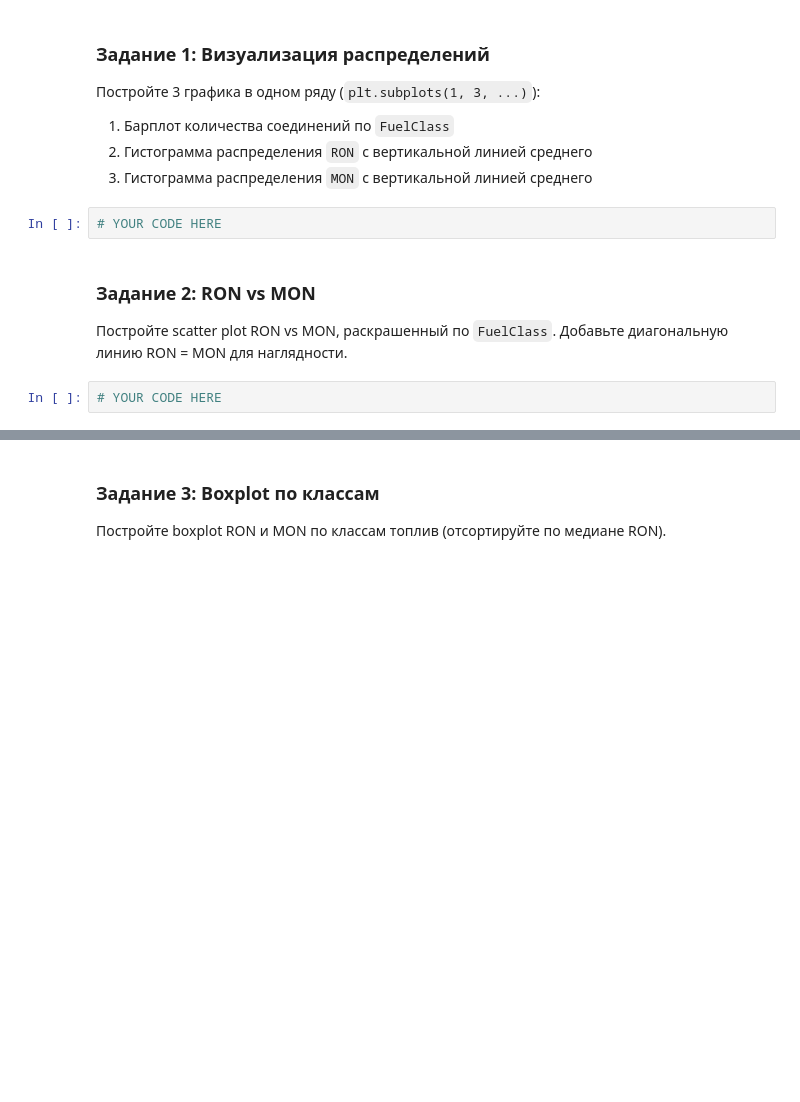
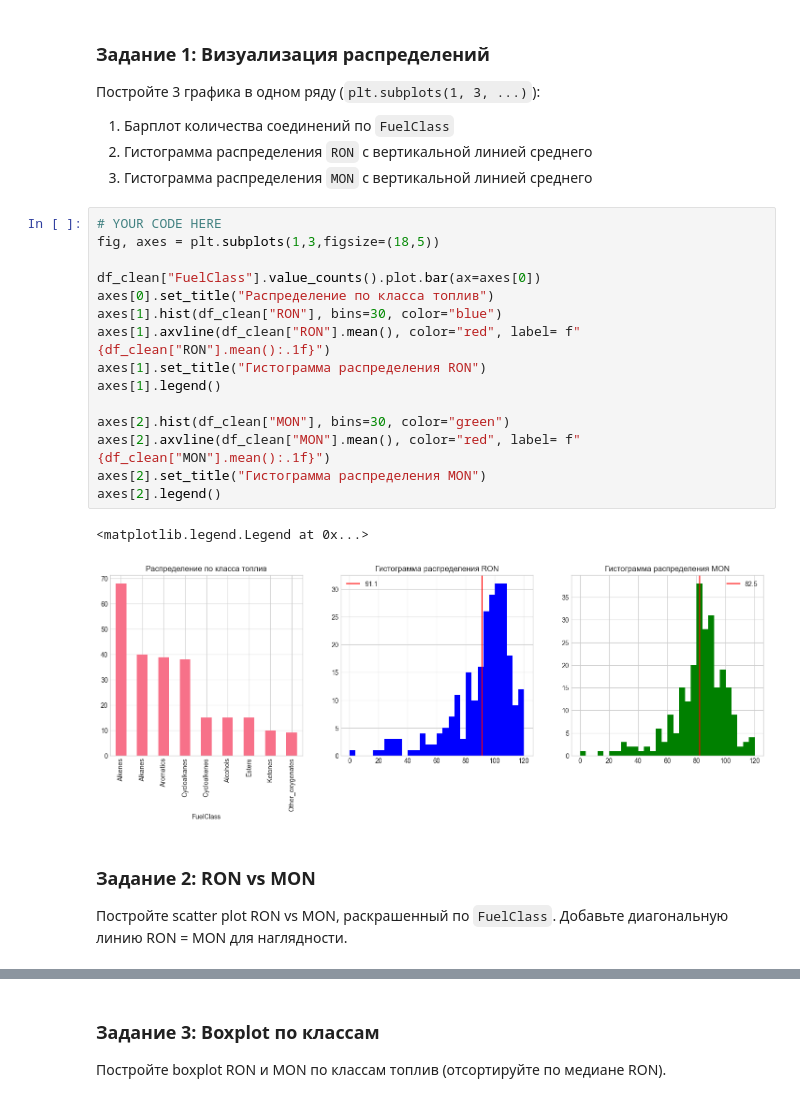
Before and after one commit to Ega2901/ChemML2026, a Jupyter notebook: materials/RON_MON/seminar.ipynb, the cells around one changed output, grey strips where cells are left out. Saved outputs shown, nothing was run; the diff lists cells and outputs as text; blank space fills up the shorter version.

```diff
--- a/materials/RON_MON/seminar.ipynb
+++ b/materials/RON_MON/seminar.ipynb
@@ -57,12 +111,26 @@ print(f"\nПосле удаления пропусков: {len(df_clean)} сое
 1. Барплот количества соединений по `FuelClass`
 2. Гистограмма распределения `RON` с вертикальной линией среднего
 3. Гистограмма распределения `MON` с вертикальной линией среднего
-# %%
-# YOUR CODE HERE
+# %%
+# YOUR CODE HERE
+fig, axes = plt.subplots(1,3,figsize=(18,5))
+
+df_clean["FuelClass"].value_counts().plot.bar(ax=axes[0])
+axes[0].set_title("Распределение по класса топлив")
+axes[1].hist(df_clean["RON"], bins=30, color="blue")
+axes[1].axvline(df_clean["RON"].mean(), color="red", label= f"{df_clean["RON"].mean():.1f}")
+axes[1].set_title("Гистограмма распределения RON")
+axes[1].legend()
+
+axes[2].hist(df_clean["MON"], bins=30, color="green")
+axes[2].axvline(df_clean["MON"].mean(), color="red", label= f"{df_clean["MON"].mean():.1f}")
+axes[2].set_title("Гистограмма распределения MON")
+axes[2].legend()
+# %% [output]
+<matplotlib.legend.Legend at 0x...>
+[figure, added]
 # %% [markdown]
 ### Задание 2: RON vs MON
 
 Постройте scatter plot RON vs MON, раскрашенный по `FuelClass`.
 Добавьте диагональную линию RON = MON для наглядности.
-# %%
-# YOUR CODE HERE
```
Also changed, not shown: parts of 27 cells of this notebook.
